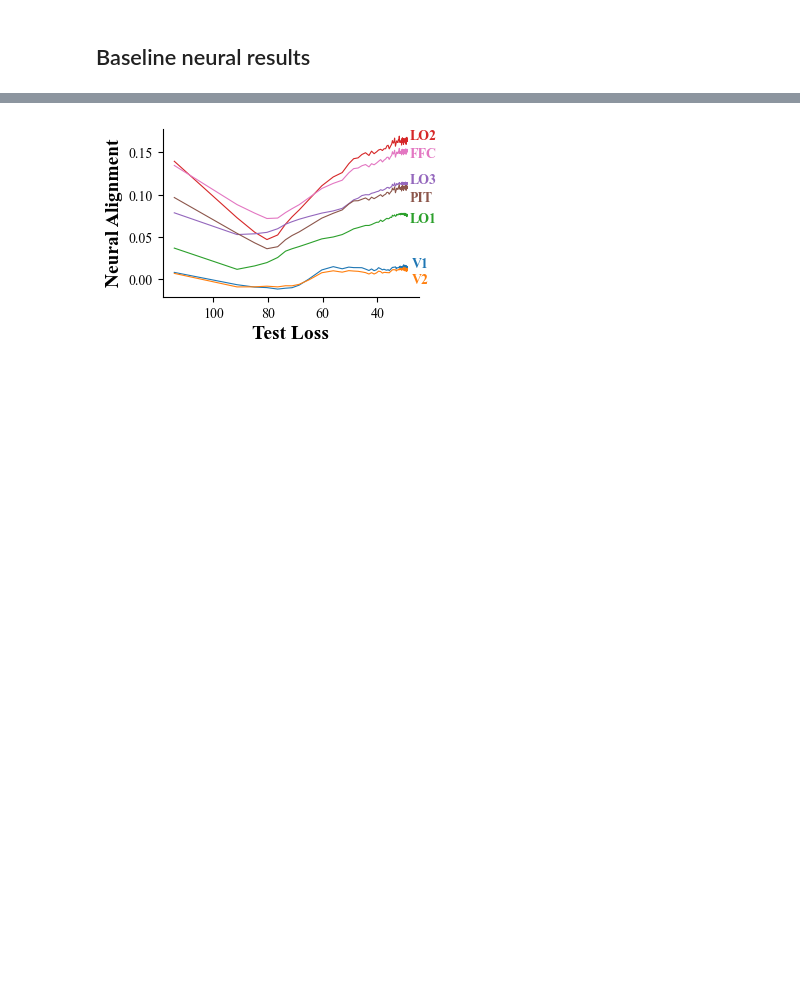
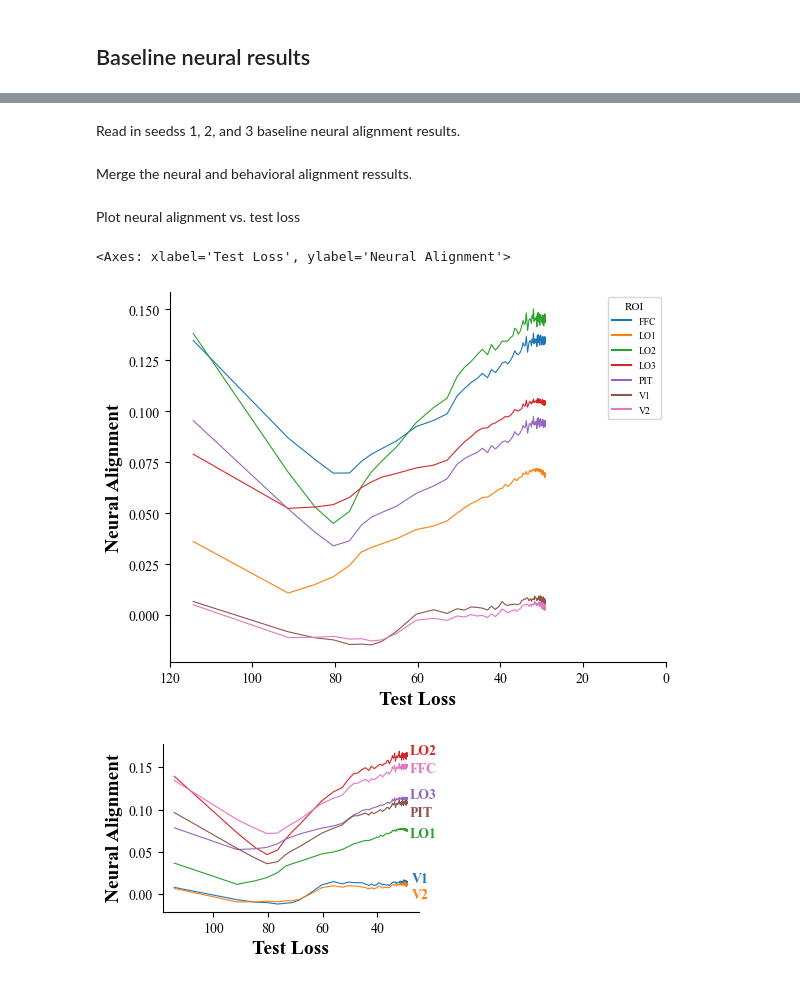
Before and after one commit to marrenj/cvpr_perturbations, a Jupyter notebook: notebooks/analysis_training_results.ipynb, the cells around one changed output, grey strips where cells are left out. Saved outputs shown, nothing was run; the diff lists cells and outputs as text; code cells hidden in the pictures; blank space fills up the shorter version.

Commit message:
Refactor baseline neural alignment viz

```diff
--- a/notebooks/analysis_training_results.ipynb
+++ b/notebooks/analysis_training_results.ipynb
@@ -141,0 +81,2 @@ print(baseline_neural_behavioral_merged)
+# %% [markdown]
+Read in seedss 1, 2, and 3 baseline neural alignment results.
@@ -141,0 +89,2 @@ print(baseline_neural_behavioral_merged)
+# %% [markdown]
+Merge the neural and behavioral alignment ressults.
@@ -142,3 +97,10 @@ print(baseline_neural_behavioral_merged)
+# %% [markdown]
+Plot neural alignment vs. test loss
+# %%
+plot_neural_alignment_vs_loss(baseline_seed1_df, plot_rois=['V1', 'V2', 'LO1', 'LO2', 'LO3', 'PIT', 'FFC'])
+# %% [output]
+<Axes: xlabel='Test Loss', ylabel='Neural Alignment'>
+[figure, added]
 # %%
 
 
```
Also changed, not shown: parts of 12 cells of this notebook, 4 other files.
